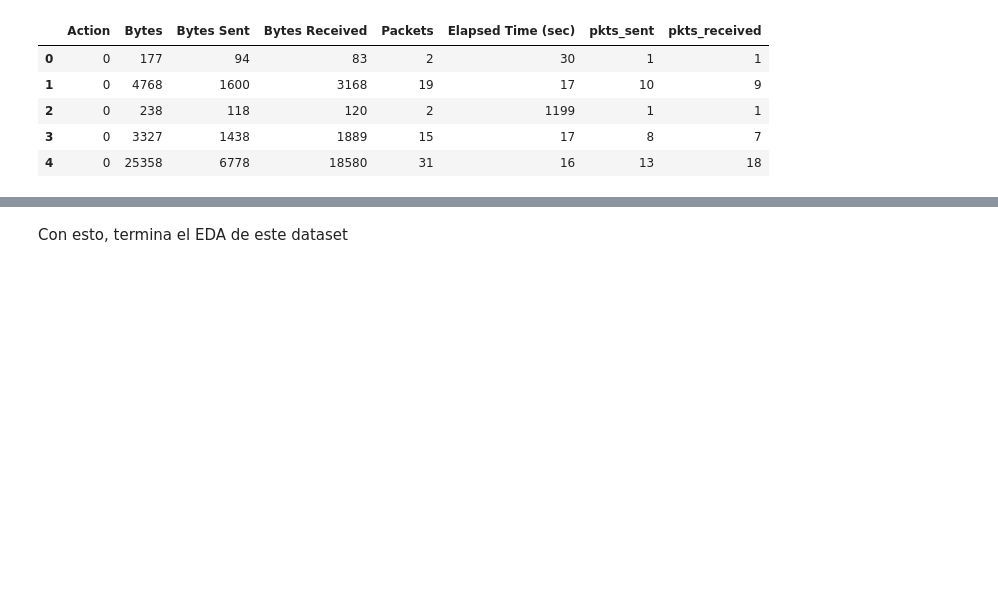
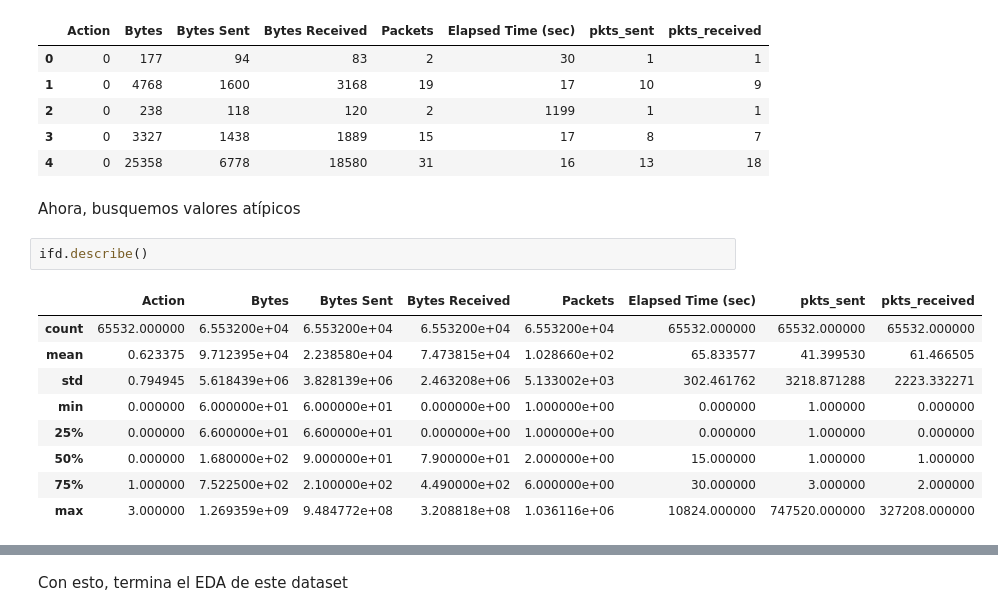
Before and after one commit to FelipeBarretoB/Grad-project, a Jupyter notebook: EDA/EDA.ipynb, the cells around one changed output, grey strips where cells are left out. Drawn from its saved outputs; the diff is of its cells as text; blank space fills up the shorter version.

```diff
--- a/EDA/EDA.ipynb
+++ b/EDA/EDA.ipynb
@@ -142,3 +142,17 @@ ifd.head()
 | 2 | 0 | 238 | 118 | 120 | 2 | 1199 | 1 | 1 |
 | 3 | 0 | 3327 | 1438 | 1889 | 15 | 17 | 8 | 7 |
 | 4 | 0 | 25358 | 6778 | 18580 | 31 | 16 | 13 | 18 |
+# %% [markdown]
+Ahora, busquemos valores atípicos
+# %%
+ifd.describe()
+# %% [output]
+|  | Action | Bytes | Bytes Sent | Bytes Received | Packets | Elapsed Time (sec) | pkts_sent | pkts_received |
+| count | 65532.000000 | 6.553200e+04 | 6.553200e+04 | 6.553200e+04 | 6.553200e+04 | 65532.000000 | 65532.000000 | 65532.000000 |
+| mean | 0.623375 | 9.712395e+04 | 2.238580e+04 | 7.473815e+04 | 1.028660e+02 | 65.833577 | 41.399530 | 61.466505 |
+| std | 0.794945 | 5.618439e+06 | 3.828139e+06 | 2.463208e+06 | 5.133002e+03 | 302.461762 | 3218.871288 | 2223.332271 |
+| min | 0.000000 | 6.000000e+01 | 6.000000e+01 | 0.000000e+00 | 1.000000e+00 | 0.000000 | 1.000000 | 0.000000 |
+| 25% | 0.000000 | 6.600000e+01 | 6.600000e+01 | 0.000000e+00 | 1.000000e+00 | 0.000000 | 1.000000 | 0.000000 |
+| 50% | 0.000000 | 1.680000e+02 | 9.000000e+01 | 7.900000e+01 | 2.000000e+00 | 15.000000 | 1.000000 | 1.000000 |
+| 75% | 1.000000 | 7.522500e+02 | 2.100000e+02 | 4.490000e+02 | 6.000000e+00 | 30.000000 | 3.000000 | 2.000000 |
+| max | 3.000000 | 1.269359e+09 | 9.484772e+08 | 3.208818e+08 | 1.036116e+06 | 10824.000000 | 747520.000000 | 327208.000000 |
```
Also changed, not shown: parts of 28 cells of this notebook.
